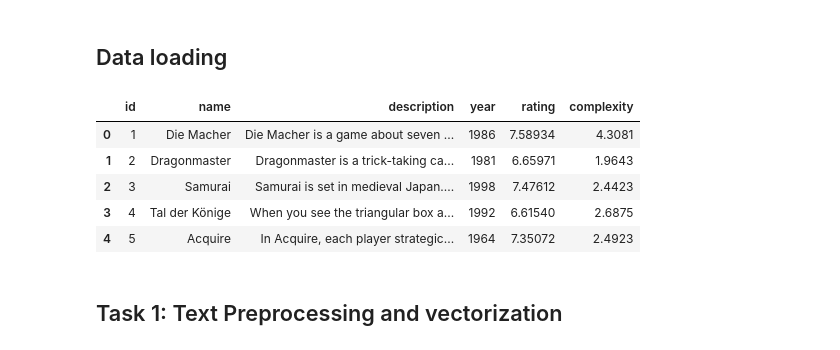
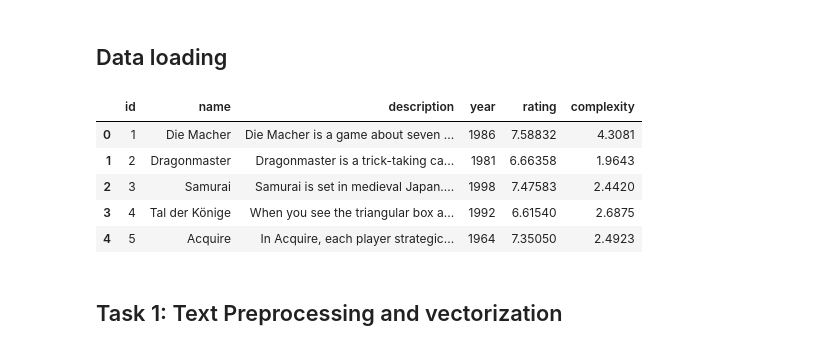
Before and after one commit to alexgaarciia/MLApps_BoardGames, a Jupyter notebook: mlapps_final_project.ipynb, the cells around one changed output. Saved outputs shown, nothing was run; the diff lists cells and outputs as text; code cells hidden in the pictures.

```diff
--- a/mlapps_final_project.ipynb
+++ b/mlapps_final_project.ipynb
@@ -39,16 +39,16 @@ from gensim.corpora import Dictionary
 # %% [markdown]
 ## Data loading
 # %%
-filename = "boardgames.csv"
+filename = "boardgames_2000.csv"
 df = pd.read_csv(filename, sep=";")
 df.head()
 # %% [output]
 |  | id | name | description | year | rating | complexity |
-| 0 | 1 | Die Macher | Die Macher is a game about seven ... | 1986 | 7.58934 | 4.3081 |
-| 1 | 2 | Dragonmaster | Dragonmaster is a trick-taking ca... | 1981 | 6.65971 | 1.9643 |
-| 2 | 3 | Samurai | Samurai is set in medieval Japan.... | 1998 | 7.47612 | 2.4423 |
+| 0 | 1 | Die Macher | Die Macher is a game about seven ... | 1986 | 7.58832 | 4.3081 |
+| 1 | 2 | Dragonmaster | Dragonmaster is a trick-taking ca... | 1981 | 6.66358 | 1.9643 |
+| 2 | 3 | Samurai | Samurai is set in medieval Japan.... | 1998 | 7.47583 | 2.4420 |
 | 3 | 4 | Tal der Könige | When you see the triangular box a... | 1992 | 6.61540 | 2.6875 |
-| 4 | 5 | Acquire | In Acquire, each player strategic... | 1964 | 7.35072 | 2.4923 |
+| 4 | 5 | Acquire | In Acquire, each player strategic... | 1964 | 7.35050 | 2.4923 |
 # %% [markdown]
 ## Task 1: Text Preprocessing and vectorization
 # %% [markdown]
```
Also changed, not shown: parts of 31 cells of this notebook.
